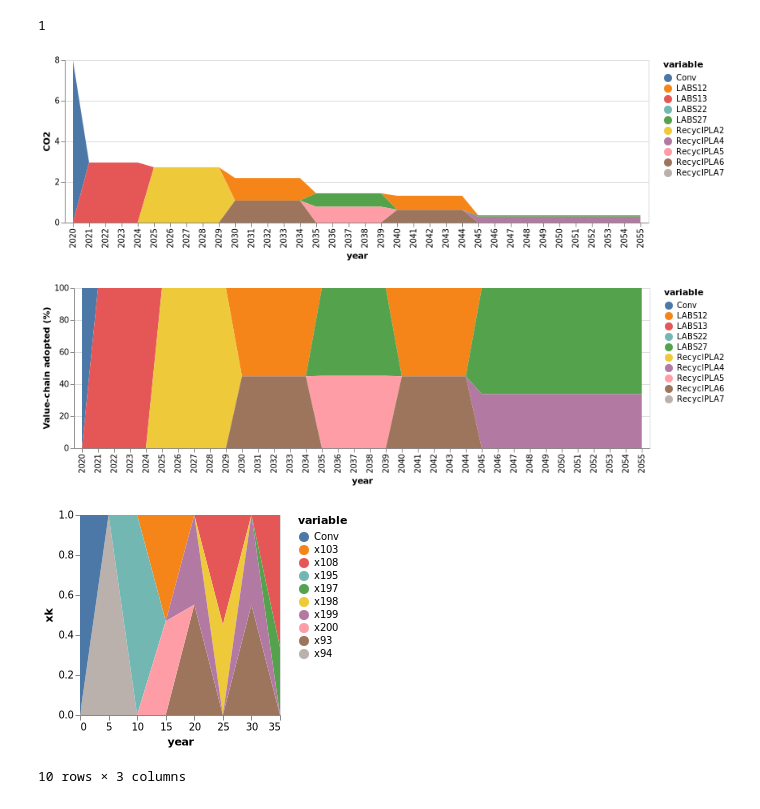
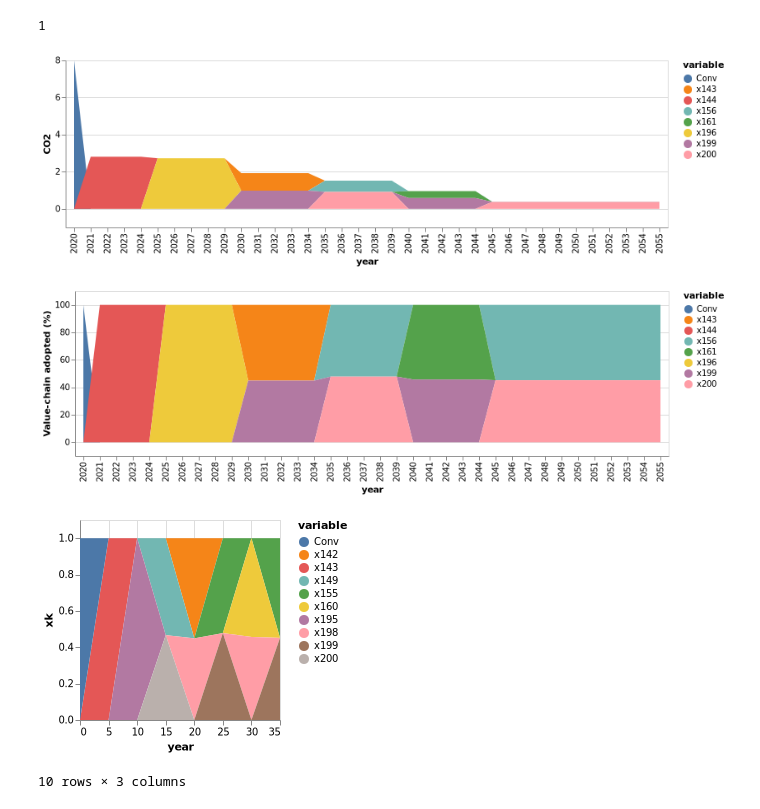
Before and after one commit to vyom-thakker/RoadmapsIAM, a Jupyter notebook: optimize-roadmap.ipynb, the cells around one changed output. Drawn from its saved outputs; the diff is of its cells as text; code cells hidden in the pictures.

```diff
--- a/optimize-roadmap.ipynb
+++ b/optimize-roadmap.ipynb
@@ -27,7 +27,7 @@ Dict{String, VersionNumber} with 3 entries:
   "PiecewiseLinearOpt" => v"0.3.0"
   "CPLEX"              => v"0.7.8"
 # %%
-innovations = CSV.File("./data-case-roadmap/innovations.csv",header=1,delim=",") |> DataFrame
+innovations = CSV.File("./data-case-roadmap/innovation-user.csv",header=1,delim=",") |> DataFrame
 mapki = CSV.File("./data-case-roadmap/map-ki.csv",header=1,delim=",") |> DataFrame
 compromise = CSV.File("./data-case-roadmap/compromise.csv",header=1,delim=",") |> DataFrame
 compromise[67:240,:GHG_ElecInd].+=1
@@ -37,7 +37,7 @@ iam_model = CSV.File("./data/iam_model.csv",header=1,delim=",") |> DataFrame
 ci=innovations[!,2]
 rl=innovations[!,3]
 initial
-innovations[3,2]=156
+#innovations[3,2]=156
 #innovations[2,6]=7
 #compromise[!,3]=compromise[!,3]/2
 #innovations[2,2]=175
@@ -51,6 +51,7 @@ innovations[3,2]=156
 
 
 innovations
+innovations[9,3:ncol(inn_template)]=innovations[10,3:ncol(inn_template)]
 #CSV.write("innovations.csv",innovations)
 # %% [output]
 10 rows × 34 columns (omitted printing of 25 columns)
@@ -874,18 +875,18 @@ df[!,:year]=xLabels[1:36]
 #rename!(df,[:x1,:x93,:x218,:x222] .=> [:Conv,:pyLDPE1,:alcPLA2,:alcPLA6])
 #df[!,:pyLDPE11]=zeros(36)
 rename!(df,[:x1] .=> [:Conv])
-df[!,:x104]=zeros(36)
-df[!,:x201]=zeros(36)
+#df[!,:x104]=zeros(36)
+#df[!,:x201]=zeros(36)
 #df[!,:x196]=zeros(36)
 #df[!,:x126]=zeros(36)
-rename!(df,[:x94,:x95,:x104,:x109,:x196,:x198,:x199,:x200,:x201] .=> [:LABS12,:LABS13,:LABS22,:LABS27,:RecyclPLA2,:RecyclPLA4,:RecyclPLA5,:RecyclPLA6,:RecyclPLA7])
+#rename!(df,[:x94,:x95,:x104,:x109,:x196,:x198,:x199,:x200,:x201] .=> [:LABS12,:LABS13,:LABS22,:LABS27,:RecyclPLA2,:RecyclPLA4,:RecyclPLA5,:RecyclPLA6,:RecyclPLA7])
 
 co2_inn=df |> stack |> @vlplot(:area, x=:year, y={:value, stack=:zero, title="CO2"}, color="variable:n",legend=:sNames)
 
-save("./result-case-roadmap/co2-roadmap.svg", co2_inn)
+#save("./result-case-roadmap/co2-roadmap-sc2.svg", co2_inn)
 co2_inn
 # %% [output]
-[figure, old version]
+[figure, new version]
 # %%
 #only for this result
 
@@ -962,42 +963,42 @@ for t in 2:51
 
         inn_co2[k,t]=100*innovation(t,k,j)
     end
 end
 #conv[1:5].=initial[1,3]
 
 sNames = ["conv","inn1","inn2","inn3","inn4","inn5","inn6","inn7","inn8","inn9","inn10"]
 xLabels = []
 for i in 2020:2070
     push!(xLabels,string(i))
 end
 
 #df = DataFrame(year=xLabels, conv=conv, inn1=inn_co2[1,:],inn2=inn_co2[2,:],inn3=inn_co2[3,:],inn4=inn_co2[4,:],
 #        inn5=inn_co2[5,:],inn6=inn_co2[6,:],inn7=inn_co2[7,:],inn8=inn_co2[8,:],inn9=inn_co2[9,:],inn10=inn_co2[10,:])
 df = DataFrame(vcat(conv',inn_co2)',:auto)
 
 
 df=df[1:36,:]
 
 df=df[!, any.(>(0), eachcol(df))]
 df[!,:year]=xLabels[1:36]
 #rename!(df,[:x1,:x93,:x218,:x222] .=> [:Conv,:pyLDPE1,:alcPLA2,:alcPLA6])
 #df[!,:pyLDPE11]=zeros(36)
 rename!(df,[:x1] .=> [:Conv])
-df[!,:x104]=zeros(36)
-df[!,:x201]=zeros(36)
+#df[!,:x104]=zeros(36)
+#df[!,:x201]=zeros(36)
 
-rename!(df,[:x94,:x95,:x104,:x109,:x196,:x198,:x199,:x200,:x201] .=> [:LABS12,:LABS13,:LABS22,:LABS27,:RecyclPLA2,:RecyclPLA4,:RecyclPLA5,:RecyclPLA6,:RecyclPLA7])
+#rename!(df,[:x94,:x95,:x104,:x109,:x196,:x198,:x199,:x200,:x201] .=> [:LABS12,:LABS13,:LABS22,:LABS27,:RecyclPLA2,:RecyclPLA4,:RecyclPLA5,:RecyclPLA6,:RecyclPLA7])
 
 split_yearly=df |> stack |> @vlplot(:area, x=:year, y={:value, stack=:zero, title="Value-chain adopted (%)"}, color="variable:n",legend=:sNames)
 
-save("./result-case-roadmap/split_yearly.svg", split_yearly)
+#save("./result-case-roadmap/split_yearly-sc2.svg", split_yearly)
 split_yearly
 # %% [output]
-[figure, old version]
+[figure, new version]
 # %%
 comp
 # %% [output]
-[figure, old version]
+[figure, new version]
 # %%
 mapki
 # %% [output]
```
Also changed, not shown: parts of 9 cells of this notebook, 14 other files.
